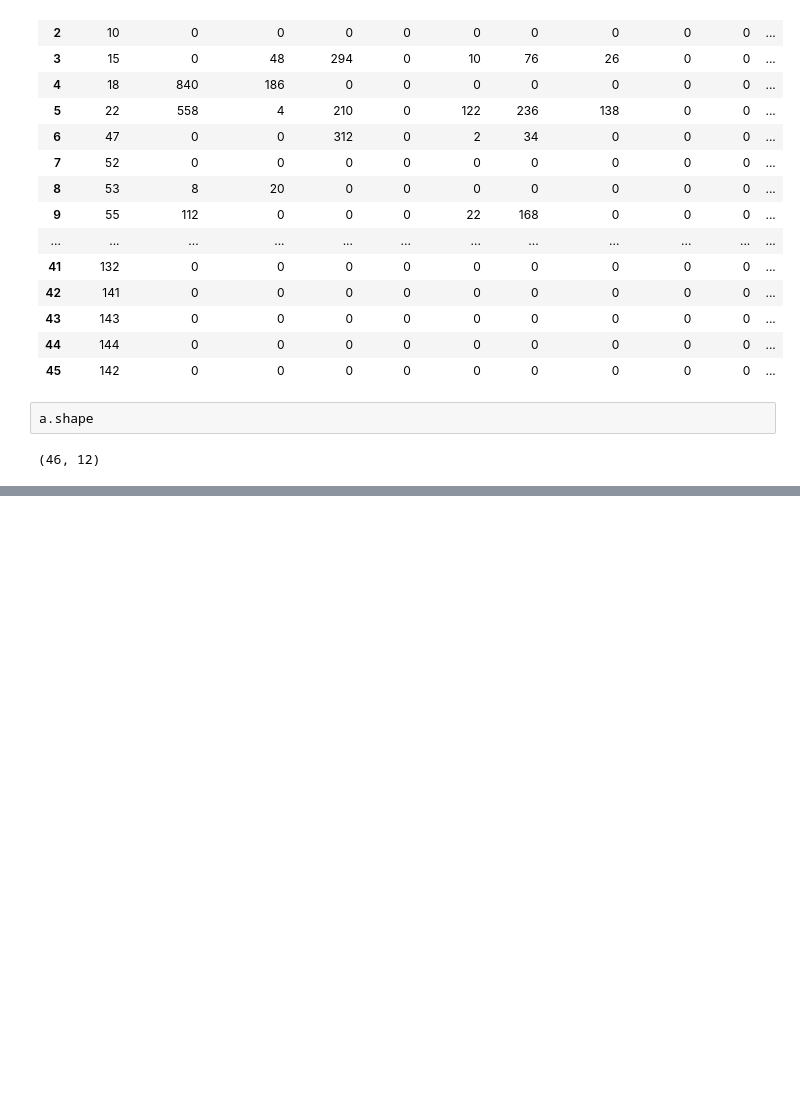
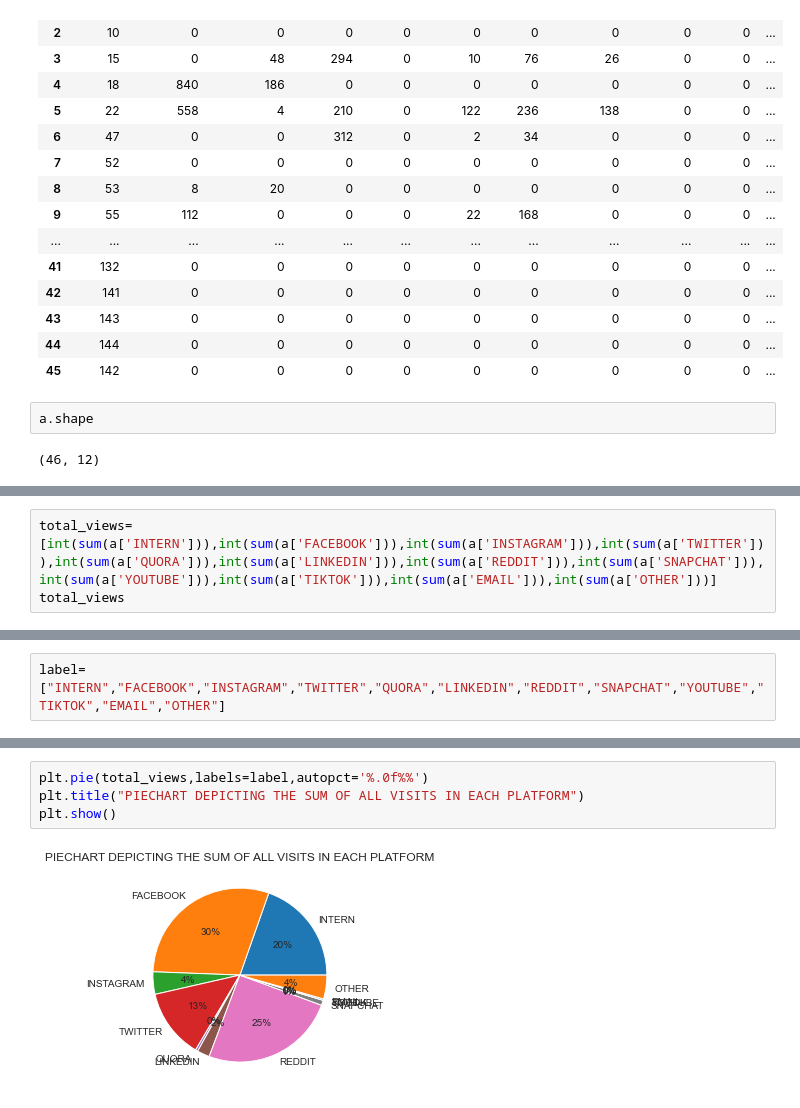
Before and after one commit to PrajjwalPathak/One-Percent-Projects, a Jupyter notebook: Data_Analysis/Intern_Google_csv.ipynb, the cells around one changed output, grey strips where cells are left out. Cells and saved outputs as stored; diff of their text form; blank space fills up the shorter version.

```diff
--- a/Data_Analysis/Intern_Google_csv.ipynb
+++ b/Data_Analysis/Intern_Google_csv.ipynb
@@ -35,0 +38,3 @@ plt.plot(a['FACEBOOK'])
+# %%
+total_views=[int(sum(a['INTERN'])),int(sum(a['FACEBOOK'])),int(sum(a['INSTAGRAM'])),int(sum(a['TWITTER'])),int(sum(a['QUORA'])),int(sum(a['LINKEDIN'])),int(sum(a['REDDIT'])),int(sum(a['SNAPCHAT'])),int(sum(a['YOUTUBE'])),int(sum(a['TIKTOK'])),int(sum(a['EMAIL'])),int(sum(a['OTHER']))]
+total_views
@@ -35,0 +43,2 @@ plt.plot(a['FACEBOOK'])
+# %%
+label=["INTERN","FACEBOOK","INSTAGRAM","TWITTER","QUORA","LINKEDIN","REDDIT","SNAPCHAT","YOUTUBE","TIKTOK","EMAIL","OTHER"]
@@ -35,0 +94,6 @@ plt.plot(a['FACEBOOK'])
+# %%
+plt.pie(total_views,labels=label,autopct='%.0f%%')
+plt.title("PIECHART DEPICTING THE SUM OF ALL VISITS IN EACH PLATFORM")
+plt.show()
+# %% [output]
+[figure, added]
```
Also changed, not shown: parts of 27 cells of this notebook.
